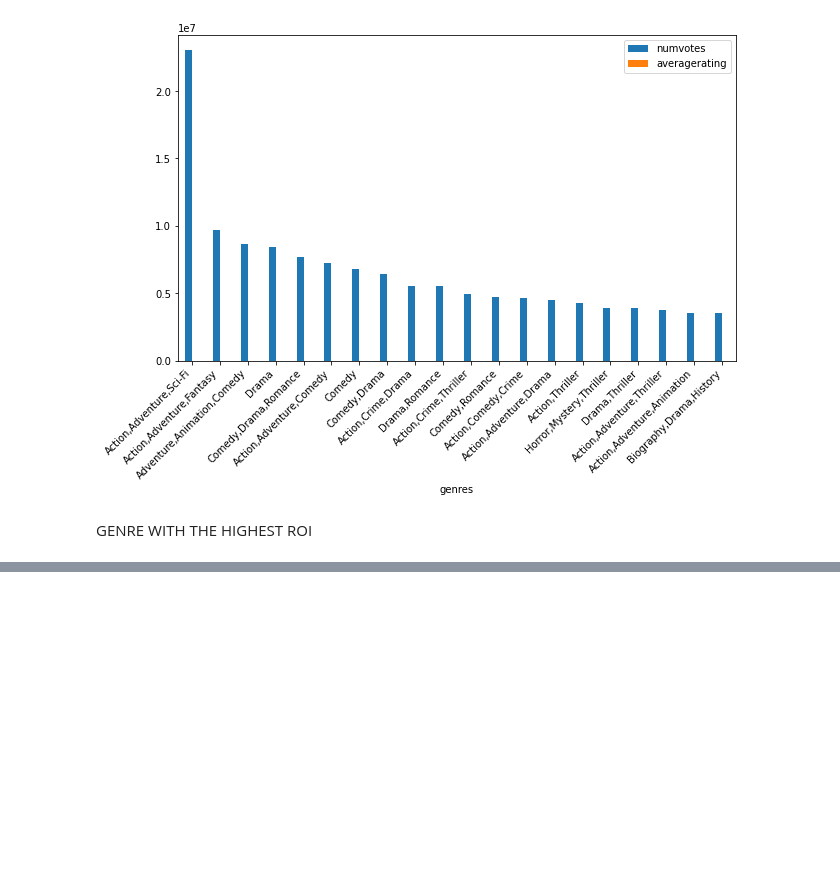
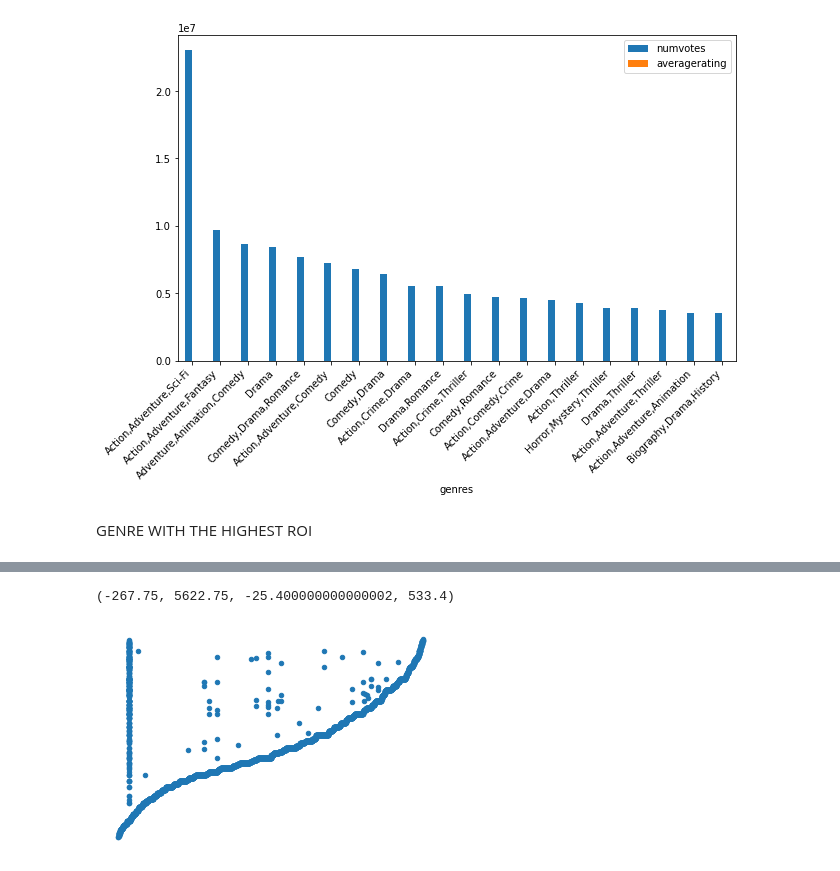
Before and after one commit to N-kioko/PHASE_1_PROJECT, a Jupyter notebook: index.ipynb, the cells around one changed output, grey strips where cells are left out. Cells and saved outputs as stored; diff of their text form; code cells hidden in the pictures; blank space fills up the shorter version.

Commit message:
Relationship between production cost and gross_income

```diff
--- a/index.ipynb
+++ b/index.ipynb
@@ -306,0 +245,7 @@ Movies_genresdf
+# %%
+import matplotlib.pyplot as plt
+Scatter_plot =budgetsdf.plot.scatter( x="worldwide_gross", y="production_budget",);
+plt.axis("off")
+# %% [output]
+(-267.75, 5622.75, -25.400000000000002, 533.4)
+[figure, added]
```
Also changed, not shown: parts of 17 cells of this notebook.
